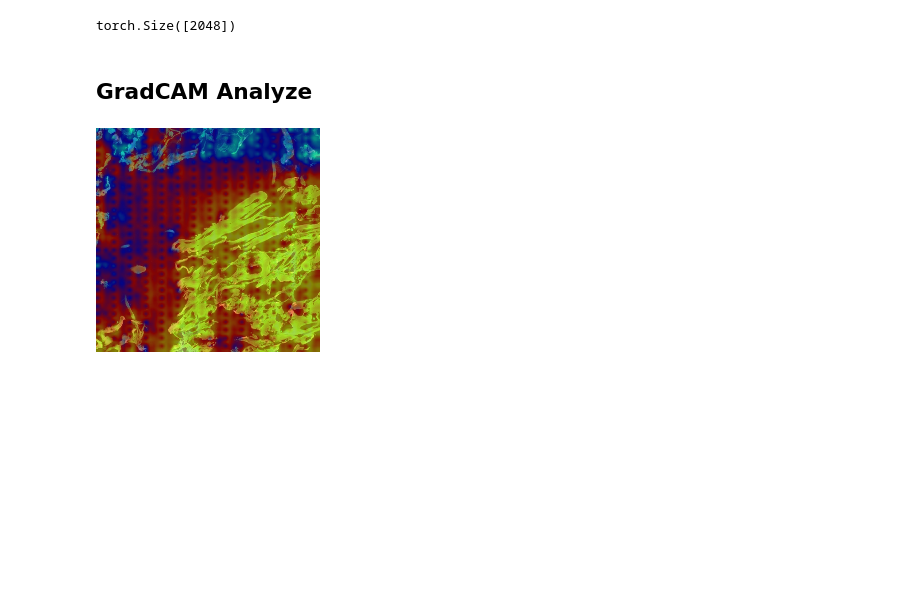
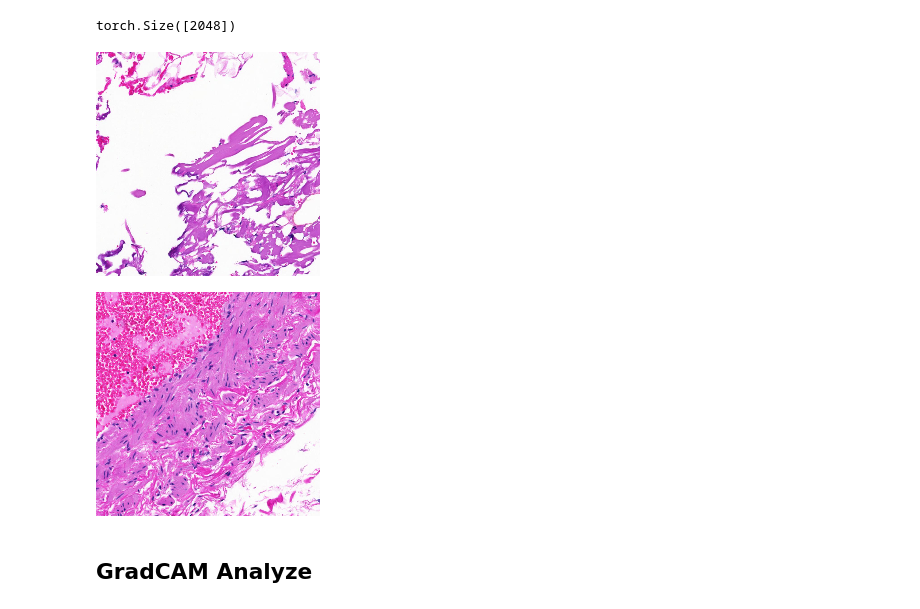
Before and after one commit to camilo-nunez/ffnir, a Jupyter notebook: ntbk_04_cam.ipynb, the cells around one changed output. Drawn from its saved outputs; the diff is of its cells as text; code cells hidden in the pictures; blank space fills up the shorter version.

```diff
--- a/ntbk_04_cam.ipynb
+++ b/ntbk_04_cam.ipynb
@@ -89,23 +96,15 @@ torch.Size([2048])
 s0_2_img, s0_2_img_float, s0_2_tensor = get_image_from_path('/thesis/classical/test-patches-kimia/s0/s0_2.jpg',
                                                                img_transforms)
 s0_2_features = embedder(s0_2_tensor.unsqueeze(0)).squeeze(0)
-
-
-s0_3_img, s0_3_img_float, s0_3_tensor = get_image_from_path('/thesis/classical/test-patches-kimia/s0/s0_3.jpg',
-                                                               img_transforms)
-s0_3_features = embedder(s0_3_tensor.unsqueeze(0)).squeeze(0)
-
-
-s0_4_img, s0_4_img_float, s0_4_tensor = get_image_from_path('/thesis/classical/test-patches-kimia/s0/s0_4.jpg',
-                                                               img_transforms)
-s0_4_features = embedder(s0_4_tensor.unsqueeze(0)).squeeze(0)
-
+final_img_s0_2 = Image.fromarray(s0_2_img)
 
 s0_5_img, s0_5_img_float, s0_5_tensor = get_image_from_path('/thesis/classical/test-patches-kimia/s0/s0_5.jpg',
                                                                img_transforms)
 s0_5_features = embedder(s0_5_tensor.unsqueeze(0)).squeeze(0)
-
-
-s0_6_img, s0_6_img_float, s0_6_tensor = get_image_from_path('/thesis/classical/test-patches-kimia/s0/s0_6.jpg',
-                                                               img_transforms)
-s0_6_features = embedder(s0_6_tensor.unsqueeze(0)).squeeze(0)
+final_img_s0_5 = Image.fromarray(s0_5_img)
+# %%
+display(final_img_s0_2)
+display(final_img_s0_5)
+# %% [output]
+[figure, added]
+[figure, added]
@@ -137,11 +151,10 @@ s0_6_targets = [SimilarityToConceptTarget(s0_6_features)]
 # %%
 with GradCAMPlusPlus(model=embedder,
-             target_layers=target_layers,
-             ) as cam:
+                     target_layers=target_layer_0,
+                     ) as cam:
     grayscale_cam = cam(input_tensor=s0_2_tensor.unsqueeze(0),
                         targets=query_targets)[0, :]
 
 cam_image = 1 - show_cam_on_image(s0_2_img_float, grayscale_cam, use_rgb=True)
-Image.fromarray(cam_image)
+
+final_img_cam_s0_2_l0 = Image.fromarray(cam_image)
-# %% [output]
-[figure, removed]
```
Also changed, not shown: parts of 13 cells of this notebook.
